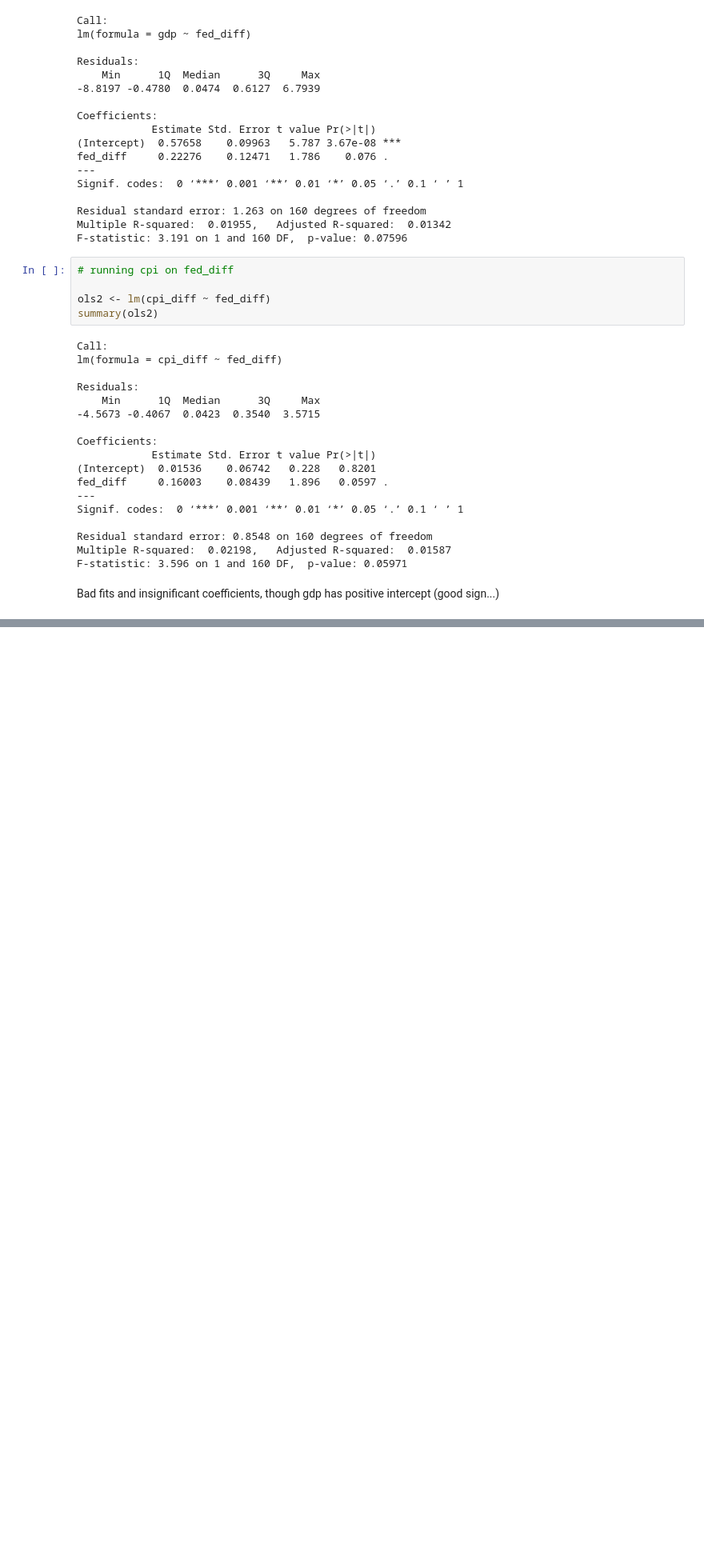
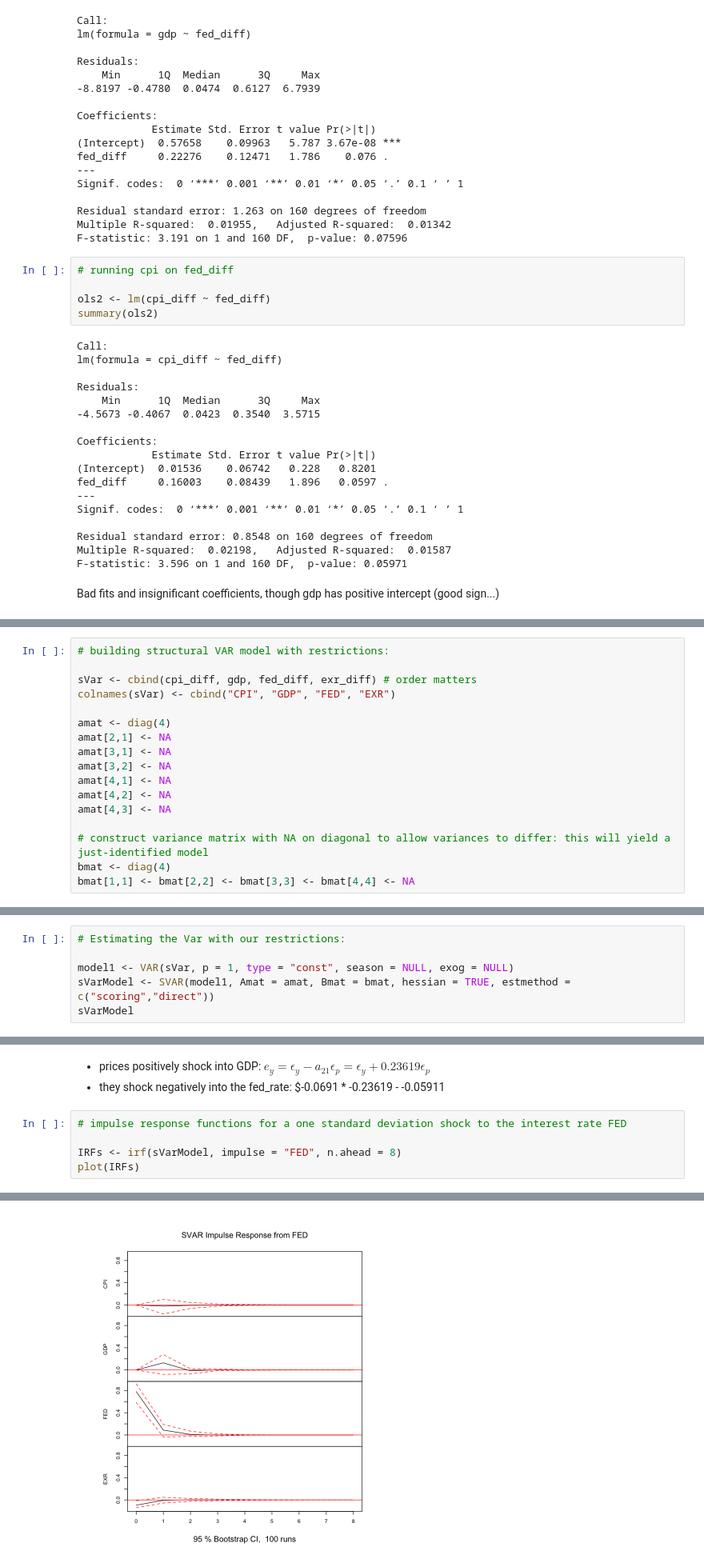
Before and after one commit to lasse-meixner/W6-Code, a Jupyter notebook: VAR_Sweden.ipynb, the cells around one changed output, grey strips where cells are left out. Shown: that part at 80% size. Cells and saved outputs as stored; diff of their text form; blank space fills up the shorter version.

```diff
--- a/VAR_Sweden.ipynb
+++ b/VAR_Sweden.ipynb
@@ -140 +162,18 @@ colnames(sweVar) <- cbind("GDP", "FED", "EXR", "CPI")
+# %%
+# building structural VAR model with restrictions:
+
+sVar <- cbind(cpi_diff, gdp, fed_diff, exr_diff) # order matters
+colnames(sVar) <- cbind("CPI", "GDP", "FED", "EXR")
+
+amat <- diag(4)
+amat[2,1] <- NA
+amat[3,1] <- NA
+amat[3,2] <- NA
+amat[4,1] <- NA
+amat[4,2] <- NA
+amat[4,3] <- NA
+
+# construct variance matrix with NA on diagonal to allow variances to differ: this will yield a just-identified model
+bmat <- diag(4)
+bmat[1,1] <- bmat[2,2] <- bmat[3,3] <- bmat[4,4] <- NA
 # %%
@@ -147,0 +211,6 @@ AIC(n)  HQ(n)  SC(n) FPE(n)
+# %%
+# Estimating the Var with our restrictions:
+
+model1 <- VAR(sVar, p = 1, type = "const", season = NULL, exog = NULL)
+sVarModel <- SVAR(model1, Amat = amat, Bmat = bmat, hessian = TRUE, estmethod = c("scoring","direct"))
+sVarModel
@@ -147,0 +237,9 @@ AIC(n)  HQ(n)  SC(n) FPE(n)
+# %% [markdown]
+- prices positively shock into GDP: $e_y = \epsilon_y - a_{21}\epsilon_p = \epsilon_y + 0.23619\epsilon_p$
+- they shock negatively into the fed_rate: $-0.0691 * -0.23619 - -0.05911
+# %%
+# impulse response functions for a one standard deviation shock to the interest rate FED
+
+IRFs <- irf(sVarModel, impulse = "FED", n.ahead = 8)
+plot(IRFs)
+# %% [output]
@@ -147,0 +263 @@ AIC(n)  HQ(n)  SC(n) FPE(n)
+[figure, added]
```
Also changed, not shown: parts of 22 cells of this notebook.
